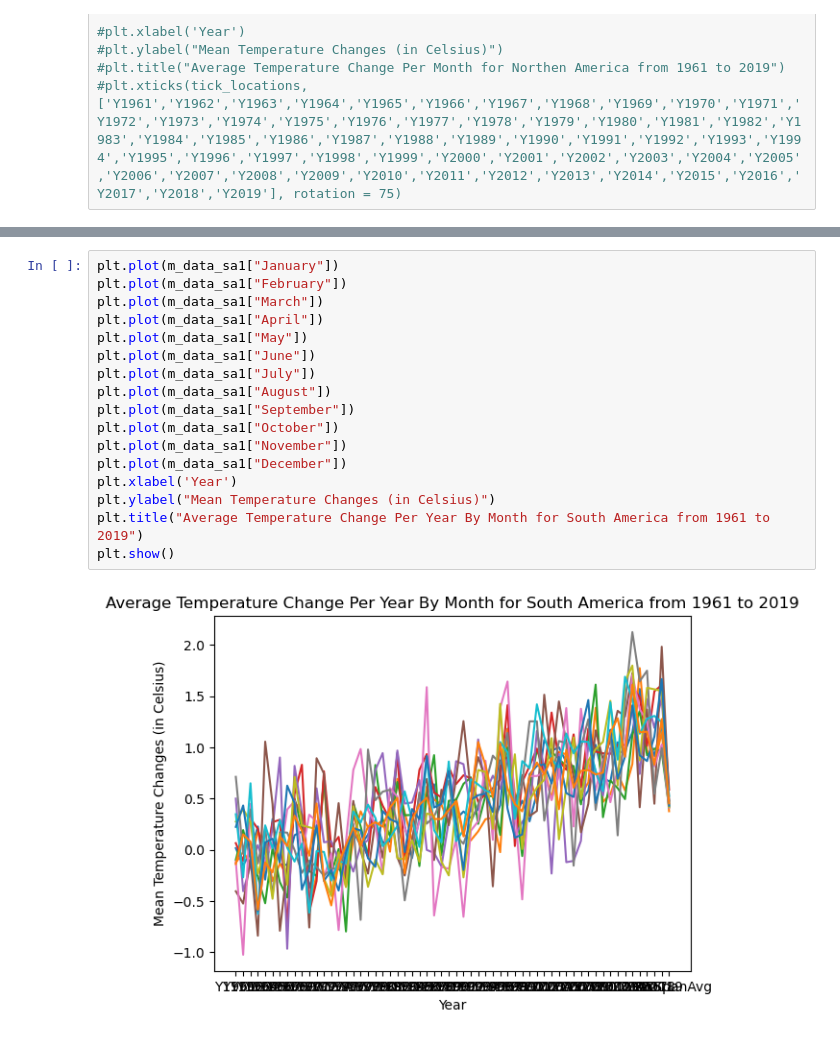
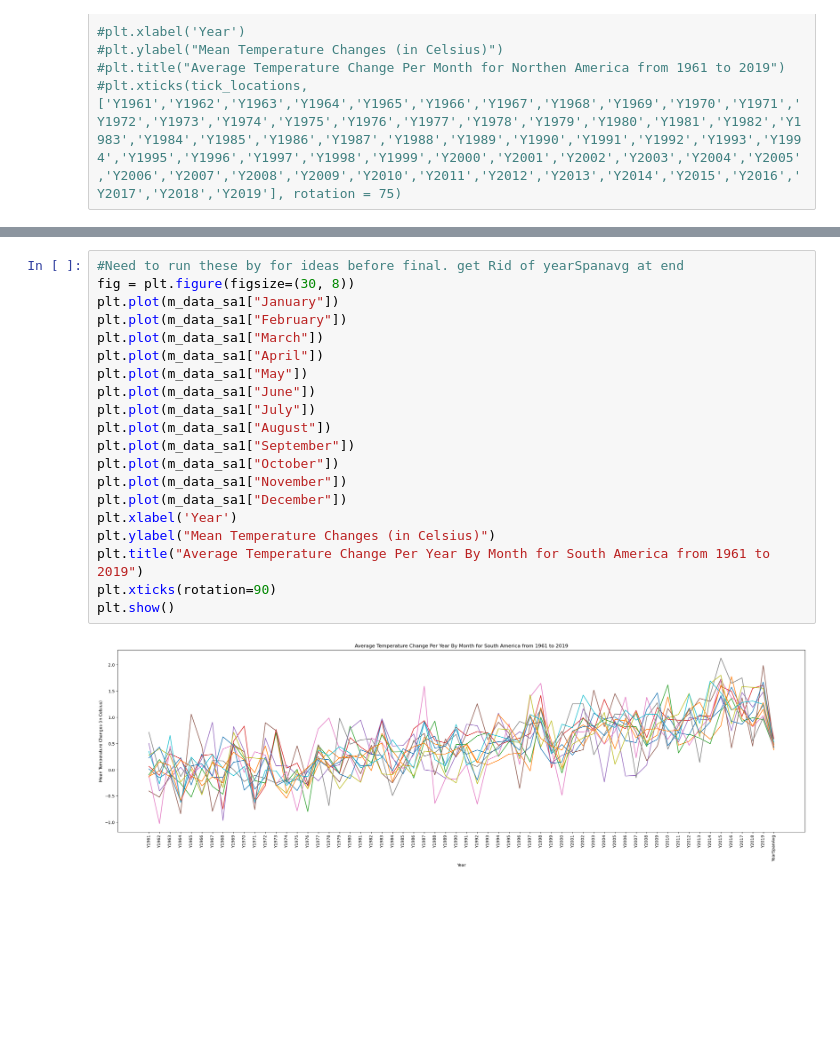
Before and after one commit to Tmoht1015/2Group-Project-All-Stars, a Jupyter notebook: NSAmericaTemps.ipynb, the cells around one changed output, grey strips where cells are left out. Saved outputs shown, nothing was run; the diff lists cells and outputs as text; blank space fills up the shorter version.

```diff
--- a/NSAmericaTemps.ipynb
+++ b/NSAmericaTemps.ipynb
@@ -158,19 +178,22 @@ plt.show()
 # %%
+#Need to run these by for ideas before final. get Rid of yearSpanavg at end
+fig = plt.figure(figsize=(30, 8))
 plt.plot(m_data_sa1["January"])
 plt.plot(m_data_sa1["February"])
 plt.plot(m_data_sa1["March"])
 plt.plot(m_data_sa1["April"])
 plt.plot(m_data_sa1["May"])
 plt.plot(m_data_sa1["June"])
 plt.plot(m_data_sa1["July"])
 plt.plot(m_data_sa1["August"])
 plt.plot(m_data_sa1["September"])
 plt.plot(m_data_sa1["October"])
 plt.plot(m_data_sa1["November"])
 plt.plot(m_data_sa1["December"])
 plt.xlabel('Year')
 plt.ylabel("Mean Temperature Changes (in Celsius)")
 plt.title("Average Temperature Change Per Year By Month for South America from 1961 to 2019")
+plt.xticks(rotation=90)
 plt.show()
 # %% [output]
-[figure, old version]
+[figure, new version]
```
Also changed, not shown: parts of 4 cells of this notebook.
